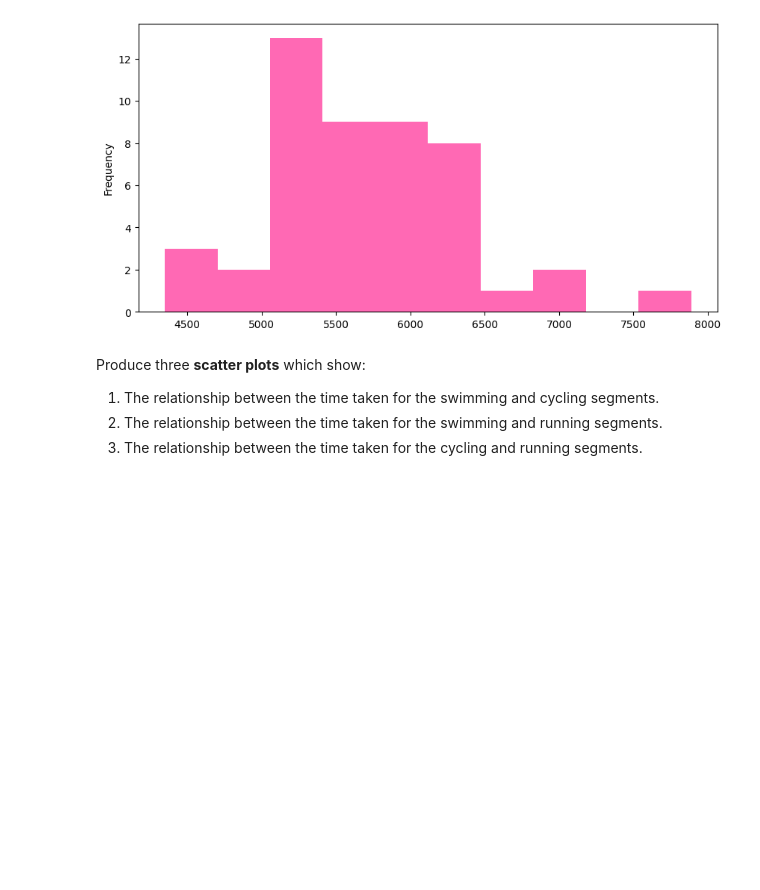
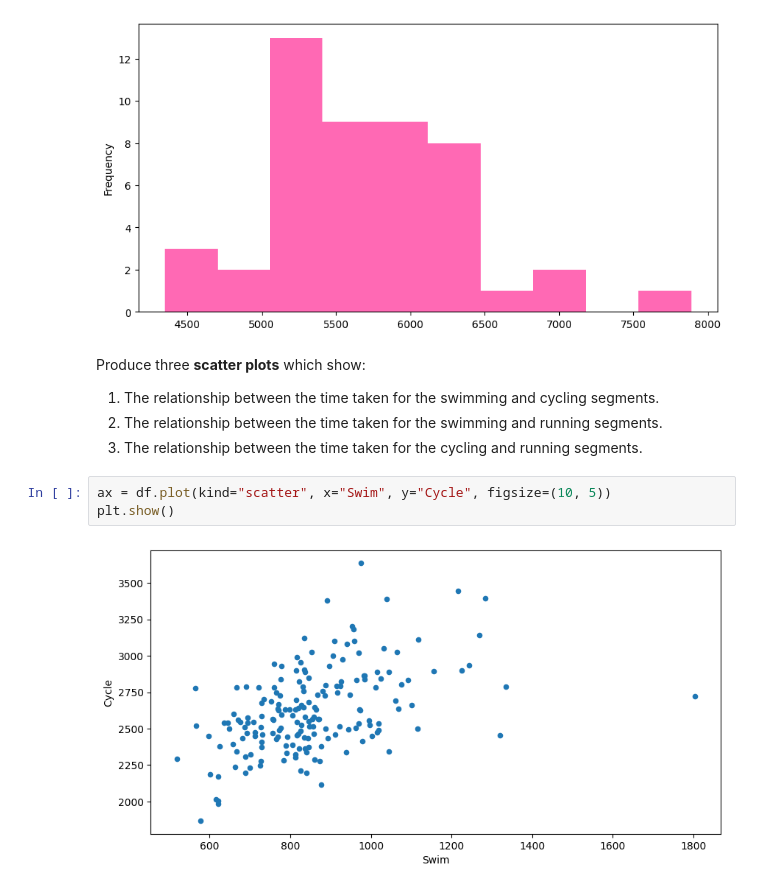
Before and after one commit to Yolo-Arts/UCD_Stage_1, a Jupyter notebook: COMP10320/Labs/Lab 8/Lab 08 Tasks.ipynb, the cells around one changed output. Drawn from its saved outputs; the diff is of its cells as text; blank space fills up the shorter version.

```diff
--- a/COMP10320/Labs/Lab 8/Lab 08 Tasks.ipynb
+++ b/COMP10320/Labs/Lab 8/Lab 08 Tasks.ipynb
@@ -111,3 +111,8 @@ Produce three **scatter plots** which show:
 1. The relationship between the time taken for the swimming and cycling segments.
 2. The relationship between the time taken for the swimming and running segments.
 3. The relationship between the time taken for the cycling and running segments.
+# %%
+ax = df.plot(kind="scatter", x="Swim", y="Cycle", figsize=(10, 5))
+plt.show()
+# %% [output]
+[figure, added]
```
Also changed, not shown: parts of 2 cells of this notebook, 2 other files.
